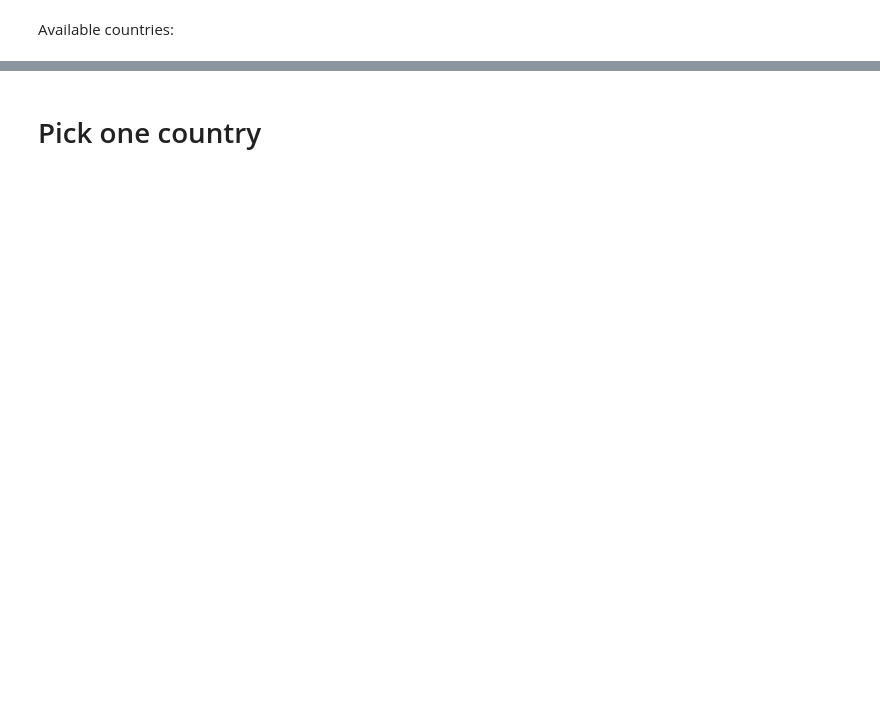
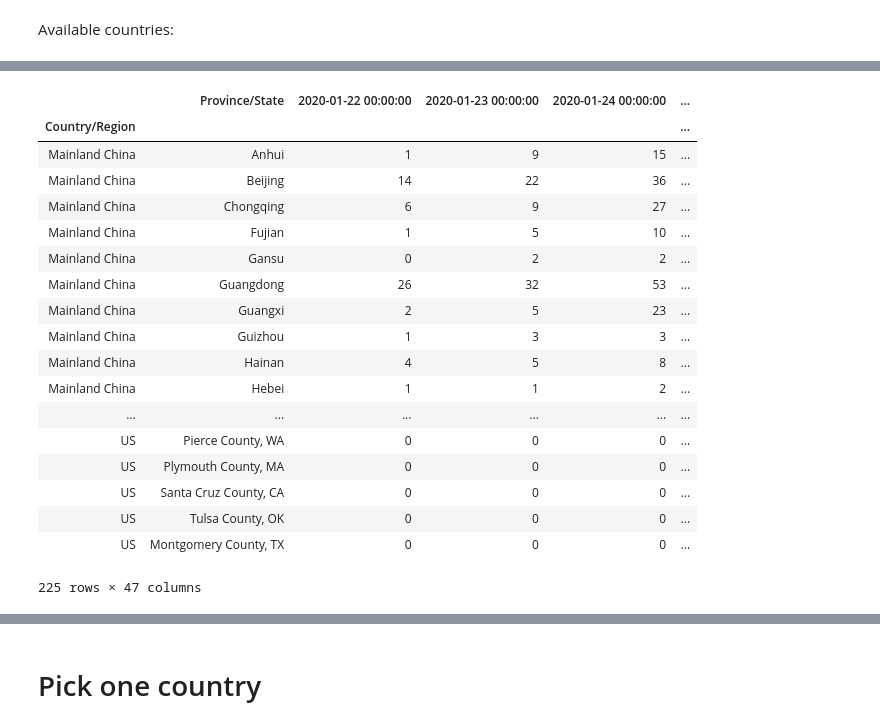
Before and after one commit to oscovida/oscovida, a Jupyter notebook: germany.ipynb, the cells around one changed output, grey strips where cells are left out. Cells and saved outputs as stored; diff of their text form; code cells hidden in the pictures; blank space fills up the shorter version.

```diff
--- a/germany.ipynb
+++ b/germany.ipynb
@@ -121,0 +125,22 @@ deaths
+# %%
+confirmed
+# %% [output]
+|  | Province/State | 2020-01-22 00:00:00 | 2020-01-23 00:00:00 | 2020-01-24 00:00:00 | ... |
+| Country/Region |  |  |  |  | ... |
+| Mainland China | Anhui | 1 | 9 | 15 | ... |
+| Mainland China | Beijing | 14 | 22 | 36 | ... |
+| Mainland China | Chongqing | 6 | 9 | 27 | ... |
+| Mainland China | Fujian | 1 | 5 | 10 | ... |
+| Mainland China | Gansu | 0 | 2 | 2 | ... |
+| Mainland China | Guangdong | 26 | 32 | 53 | ... |
+| Mainland China | Guangxi | 2 | 5 | 23 | ... |
+| Mainland China | Guizhou | 1 | 3 | 3 | ... |
+| Mainland China | Hainan | 4 | 5 | 8 | ... |
+| Mainland China | Hebei | 1 | 1 | 2 | ... |
+| ... | ... | ... | ... | ... | ... |
+| US | Pierce County, WA | 0 | 0 | 0 | ... |
+| US | Plymouth County, MA | 0 | 0 | 0 | ... |
+| US | Santa Cruz County, CA | 0 | 0 | 0 | ... |
+| US | Tulsa County, OK | 0 | 0 | 0 | ... |
+| US | Montgomery County, TX | 0 | 0 | 0 | ... |
+225 rows × 47 columns
```
Also changed, not shown: parts of 23 cells of this notebook, 11 other files.
